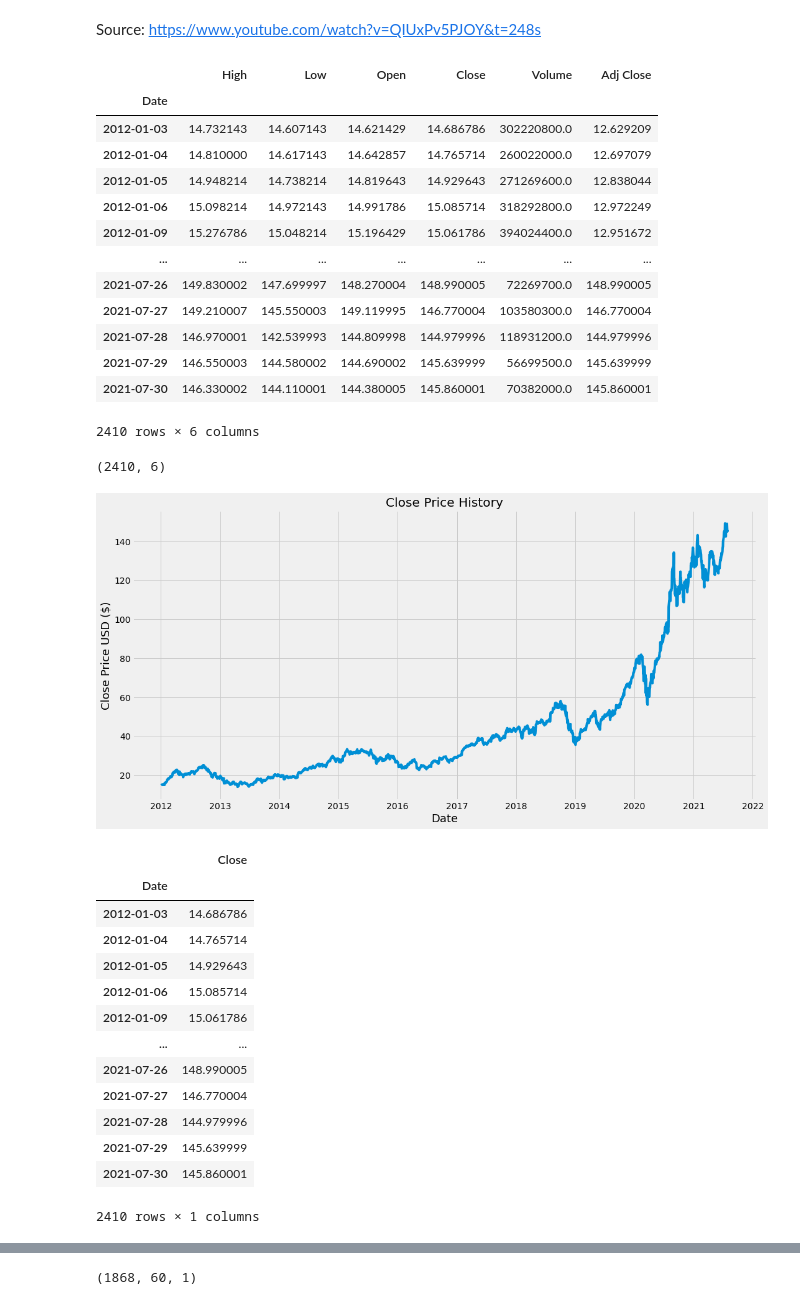
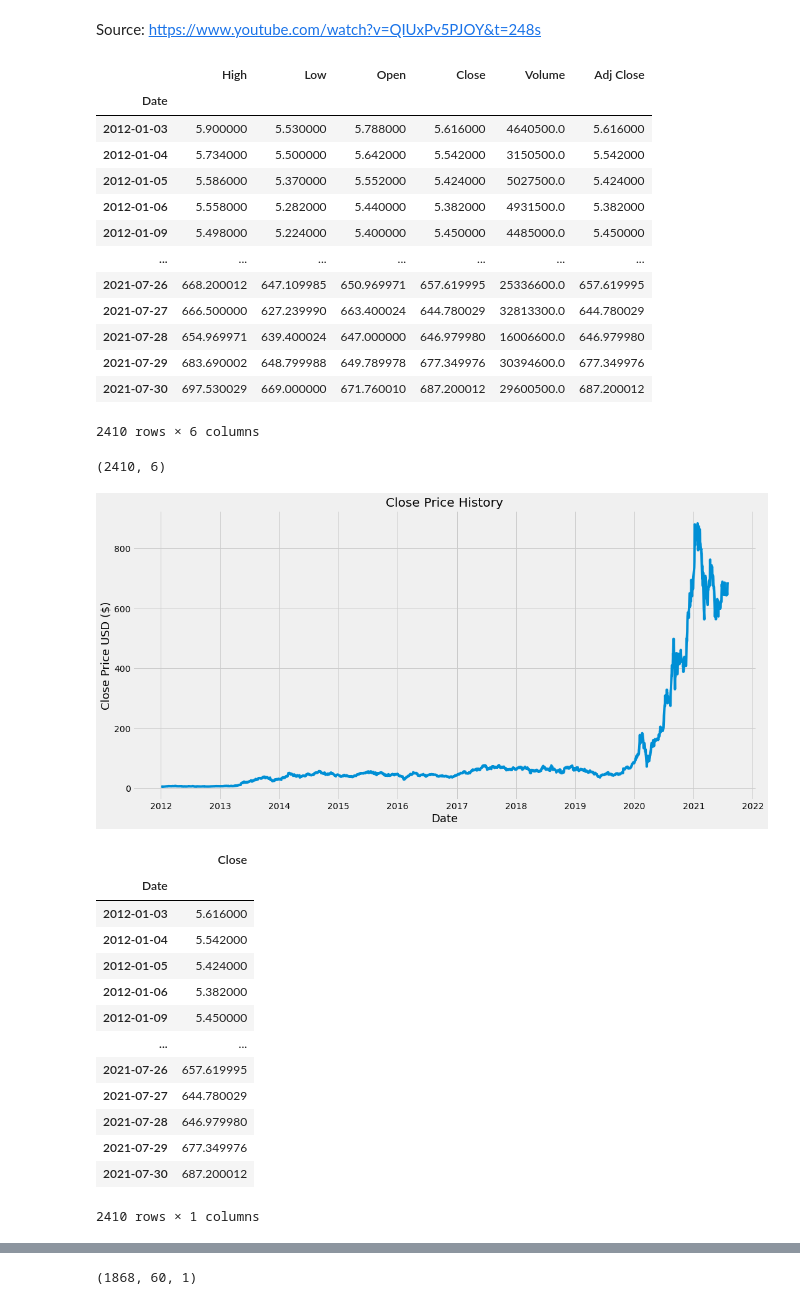
Before and after one commit to vil069/PersonalProjects1, a Jupyter notebook: stocks/stocks.ipynb, the cells around one changed output, grey strips where cells are left out. Saved outputs shown, nothing was run; the diff lists cells and outputs as text; code cells hidden in the pictures.

```diff
--- a/stocks/stocks.ipynb
+++ b/stocks/stocks.ipynb
@@ -12,22 +12,22 @@ import matplotlib.pyplot as plt
 plt.style.use('fivethirtyeight')
 # %%
 #Obtain stocks data
-df = web.DataReader('AAPL', data_source='yahoo', start='2012-01-01')
+df = web.DataReader('TSLA', data_source='yahoo', start='2012-01-01')
 df
 # %% [output]
 |  | High | Low | Open | Close | Volume | Adj Close |
 | Date |  |  |  |  |  |  |
-| 2012-01-03 | 14.732143 | 14.607143 | 14.621429 | 14.686786 | 302220800.0 | 12.629209 |
-| 2012-01-04 | 14.810000 | 14.617143 | 14.642857 | 14.765714 | 260022000.0 | 12.697079 |
-| 2012-01-05 | 14.948214 | 14.738214 | 14.819643 | 14.929643 | 271269600.0 | 12.838044 |
-| 2012-01-06 | 15.098214 | 14.972143 | 14.991786 | 15.085714 | 318292800.0 | 12.972249 |
-| 2012-01-09 | 15.276786 | 15.048214 | 15.196429 | 15.061786 | 394024400.0 | 12.951672 |
+| 2012-01-03 | 5.900000 | 5.530000 | 5.788000 | 5.616000 | 4640500.0 | 5.616000 |
+| 2012-01-04 | 5.734000 | 5.500000 | 5.642000 | 5.542000 | 3150500.0 | 5.542000 |
+| 2012-01-05 | 5.586000 | 5.370000 | 5.552000 | 5.424000 | 5027500.0 | 5.424000 |
+| 2012-01-06 | 5.558000 | 5.282000 | 5.440000 | 5.382000 | 4931500.0 | 5.382000 |
+| 2012-01-09 | 5.498000 | 5.224000 | 5.400000 | 5.450000 | 4485000.0 | 5.450000 |
 | ... | ... | ... | ... | ... | ... | ... |
-| 2021-07-26 | 149.830002 | 147.699997 | 148.270004 | 148.990005 | 72269700.0 | 148.990005 |
-| 2021-07-27 | 149.210007 | 145.550003 | 149.119995 | 146.770004 | 103580300.0 | 146.770004 |
-| 2021-07-28 | 146.970001 | 142.539993 | 144.809998 | 144.979996 | 118931200.0 | 144.979996 |
-| 2021-07-29 | 146.550003 | 144.580002 | 144.690002 | 145.639999 | 56699500.0 | 145.639999 |
-| 2021-07-30 | 146.330002 | 144.110001 | 144.380005 | 145.860001 | 70382000.0 | 145.860001 |
+| 2021-07-26 | 668.200012 | 647.109985 | 650.969971 | 657.619995 | 25336600.0 | 657.619995 |
+| 2021-07-27 | 666.500000 | 627.239990 | 663.400024 | 644.780029 | 32813300.0 | 644.780029 |
+| 2021-07-28 | 654.969971 | 639.400024 | 647.000000 | 646.979980 | 16006600.0 | 646.979980 |
+| 2021-07-29 | 683.690002 | 648.799988 | 649.789978 | 677.349976 | 30394600.0 | 677.349976 |
+| 2021-07-30 | 697.530029 | 669.000000 | 671.760010 | 687.200012 | 29600500.0 | 687.200012 |
 2410 rows × 6 columns
 # %%
 df.shape
@@ -41,7 +41,7 @@ plt.xlabel('Date', fontsize=18)
 plt.ylabel('Close Price USD ($)', fontsize=18)
 plt.show()
 # %% [output]
-[figure, old version]
+[figure, new version]
 # %%
 #Obtain only close data
 data = df.filter(['Close'])
@@ -51,17 +51,17 @@ data
 # %% [output]
 |  | Close |
 | Date |  |
-| 2012-01-03 | 14.686786 |
-| 2012-01-04 | 14.765714 |
-| 2012-01-05 | 14.929643 |
-| 2012-01-06 | 15.085714 |
-| 2012-01-09 | 15.061786 |
+| 2012-01-03 | 5.616000 |
+| 2012-01-04 | 5.542000 |
+| 2012-01-05 | 5.424000 |
+| 2012-01-06 | 5.382000 |
+| 2012-01-09 | 5.450000 |
 | ... | ... |
-| 2021-07-26 | 148.990005 |
-| 2021-07-27 | 146.770004 |
-| 2021-07-28 | 144.979996 |
-| 2021-07-29 | 145.639999 |
-| 2021-07-30 | 145.860001 |
+| 2021-07-26 | 657.619995 |
+| 2021-07-27 | 644.780029 |
+| 2021-07-28 | 646.979980 |
+| 2021-07-29 | 677.349976 |
+| 2021-07-30 | 687.200012 |
 2410 rows × 1 columns
 # %%
 #Rescale data to fit to a 0 to 1 scale
```
Also changed, not shown: parts of 9 cells of this notebook, 1 other file.
